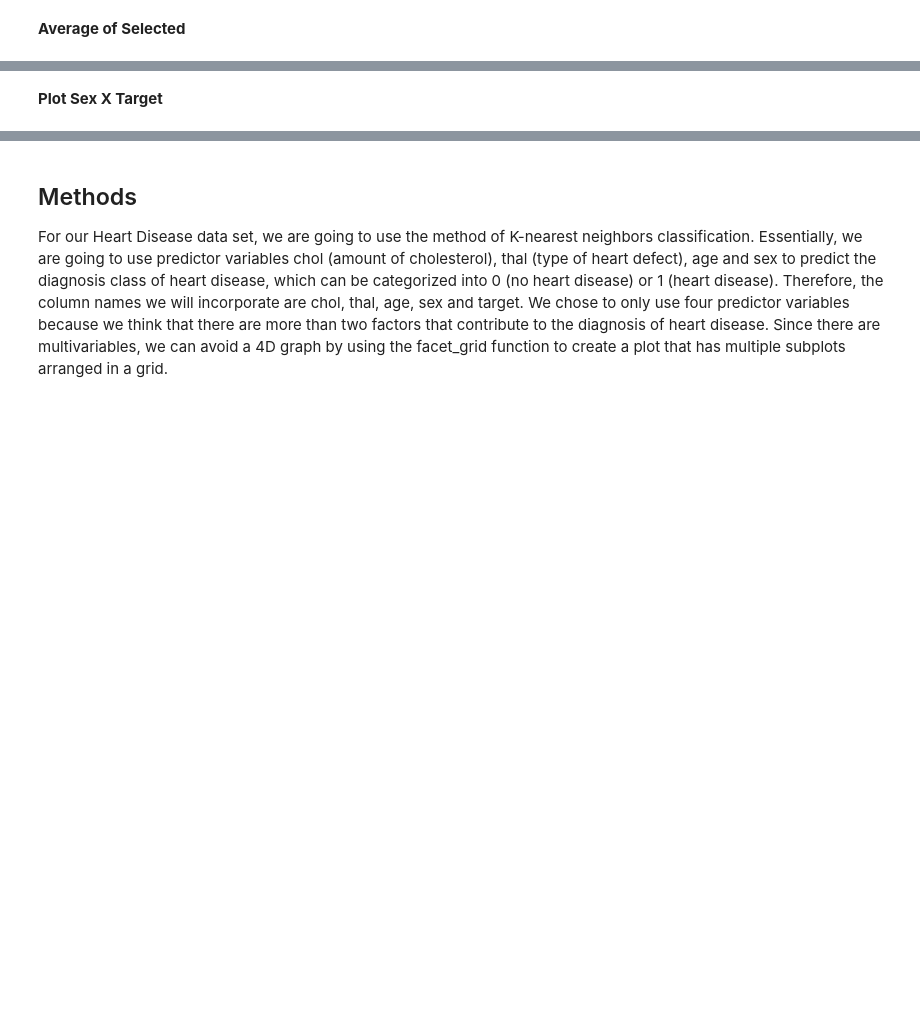
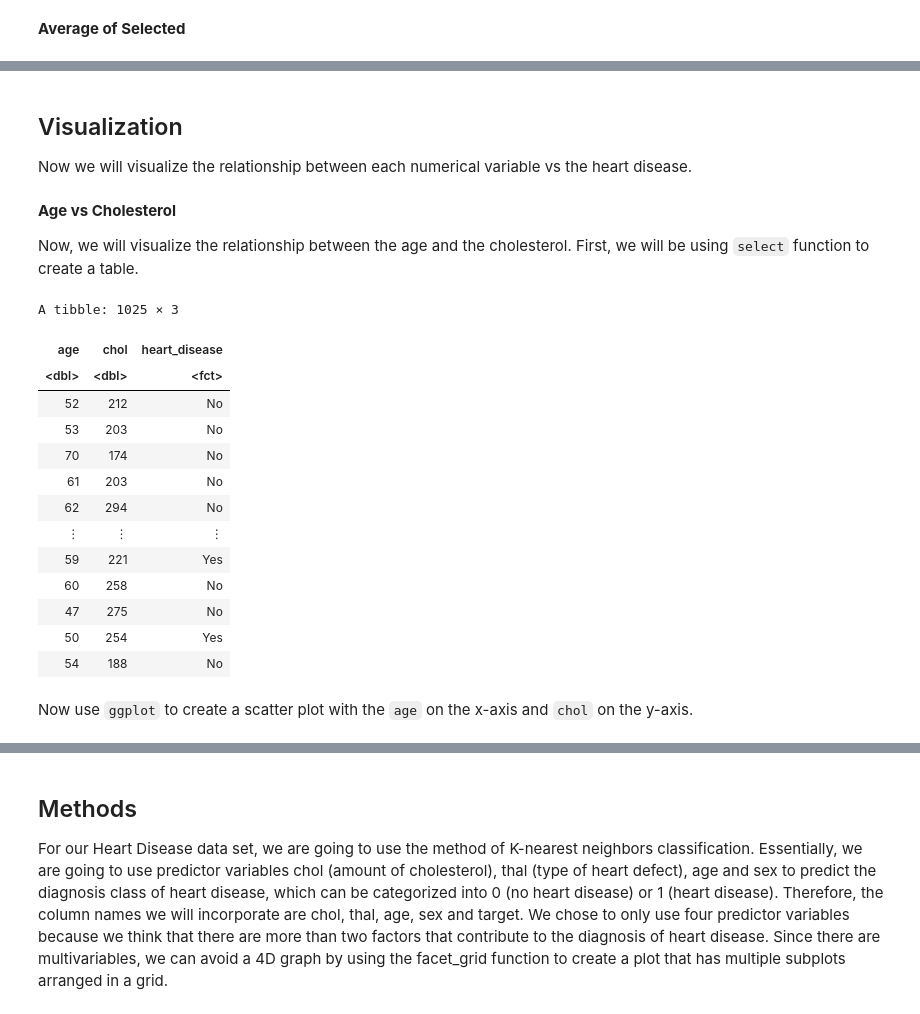
Before and after one commit to yma24ma/HeatDisease_kNNclassification, a Jupyter notebook: group_proposal.ipynb, the cells around one changed output, grey strips where cells are left out. Saved outputs shown, nothing was run; the diff lists cells and outputs as text; code cells hidden in the pictures; blank space fills up the shorter version.

Commit message:
change in visualization

```diff
--- a/group_proposal.ipynb
+++ b/group_proposal.ipynb
@@ -129,2 +150,0 @@ hd_average1
-# %% [markdown]
-**Plot Sex X Target**
@@ -140,3 +151,31 @@ hd_age_chol
+# %% [markdown]
+## Visualization
+Now we will visualize the relationship between each numerical variable vs the heart disease.
+# %% [markdown]
+**Age vs Cholesterol**
+
+Now, we will visualize the relationship between the age and the cholesterol. First, we will be using `select` function to create a table.
+# %%
+hd_age_thalach<-select(heart_disease_selected,age,chol,heart_disease)|>
+                mutate(heart_disease)
+hd_age_thalach
+# %% [output]
+A tibble: 1025 × 3
+| age | chol | heart_disease |
+| <dbl> | <dbl> | <fct> |
+| 52 | 212 | No |
+| 53 | 203 | No |
+| 70 | 174 | No |
+| 61 | 203 | No |
+| 62 | 294 | No |
+| ⋮ | ⋮ | ⋮ |
+| 59 | 221 | Yes |
+| 60 | 258 | No |
+| 47 | 275 | No |
+| 50 | 254 | Yes |
+| 54 | 188 | No |
+# %% [markdown]
+Now use `ggplot` to create a scatter plot with the `age` on the x-axis and `chol` on the y-axis.
 # %%
 hd_age_chol_plot<-ggplot(hd_age_chol,aes(x=age,y=chol,colour=heart_disease))+
                         geom_point(alpha=0.3)+
```
Also changed, not shown: parts of 9 cells of this notebook.
